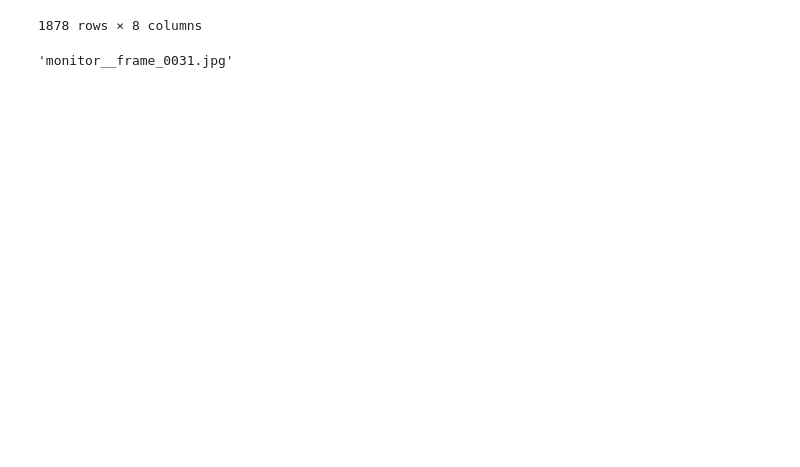
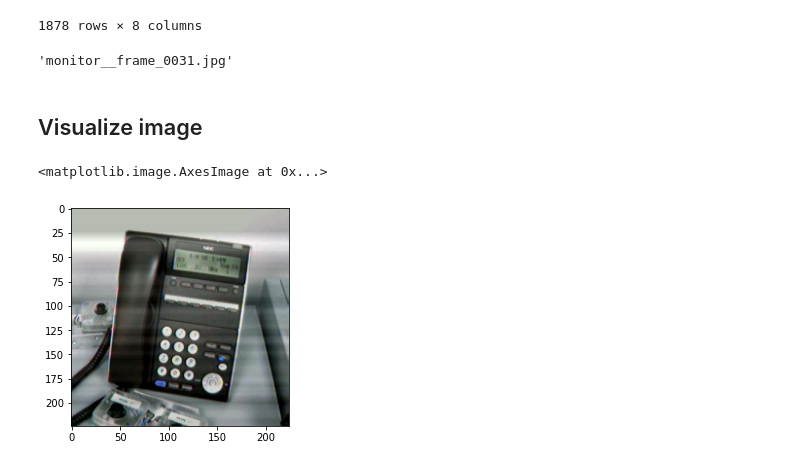
Before and after one commit to TuanAnhNguyen14111998/domain_calibration, a Jupyter notebook: src/notebook/style_transfer.ipynb, the cells around one changed output. Drawn from its saved outputs; the diff is of its cells as text; code cells hidden in the pictures; blank space fills up the shorter version.

```diff
--- a/src/notebook/style_transfer.ipynb
+++ b/src/notebook/style_transfer.ipynb
@@ -190,3 +190,28 @@ def FDA_source_to_target_np( src_img, trg_img, L=0.1 ):
     src_in_trg = np.real(src_in_trg)
 
     return src_in_trg
+# %% [markdown]
+## Visualize image
+# %%
+import numpy as np
+from PIL import Image
+import scipy.misc
+import cv2
+
+im_src = cv2.imread("/Users/tuananh/tuananh/domain_calibration/experiments/visualize_img/Office/dslr/dslr_fold0.jpeg")
+im_trg = cv2.imread("/Users/tuananh/tuananh/domain_calibration/experiments/visualize_img/Office/dslr/webcam_fold0.jpeg")
+
+im_src = cv2.resize(im_src, (224,224), interpolation = cv2.INTER_AREA)
+im_trg = cv2.resize(im_trg, (224,224), interpolation = cv2.INTER_AREA)
+
+src_in_trg = FDA_source_to_target_np(im_trg, im_src, L=0.001)
+
+# src_in_trg = src_in_trg.transpose((1,2,0))
+# %%
+import matplotlib.pyplot as plt
+
+image = np.array(np.clip(src_in_trg, 0.0, 255.0), np.int32)
+plt.imshow(image)
+# %% [output]
+<matplotlib.image.AxesImage at 0x...>
+[figure, added]
```
Also changed, not shown: parts of 6 cells of this notebook.
